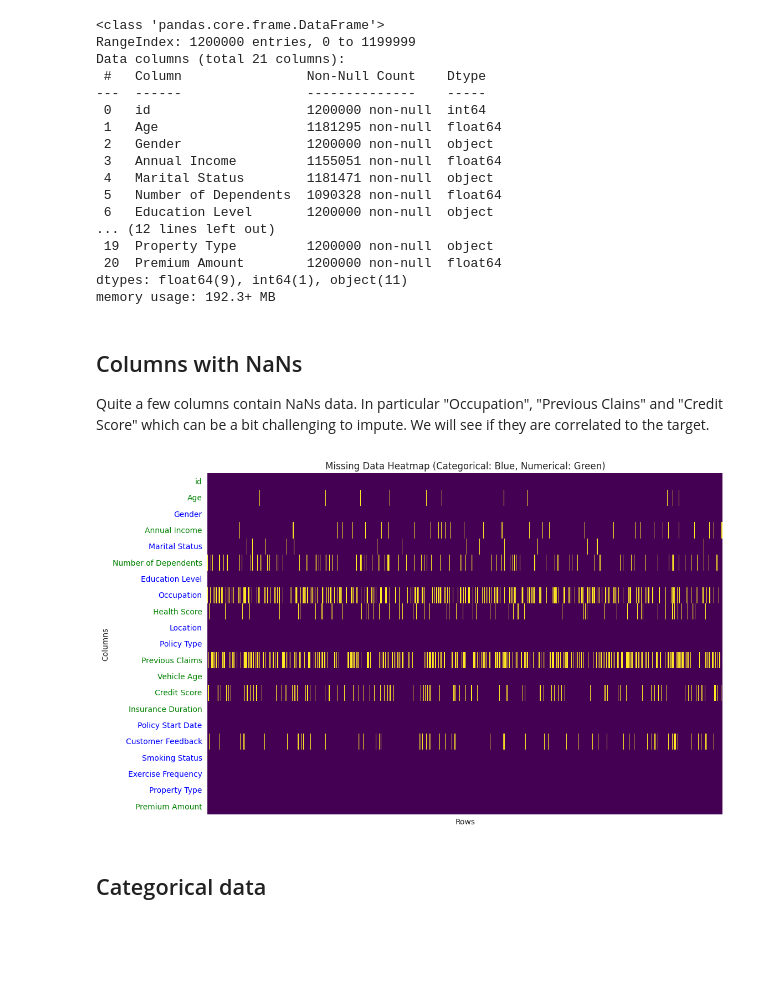
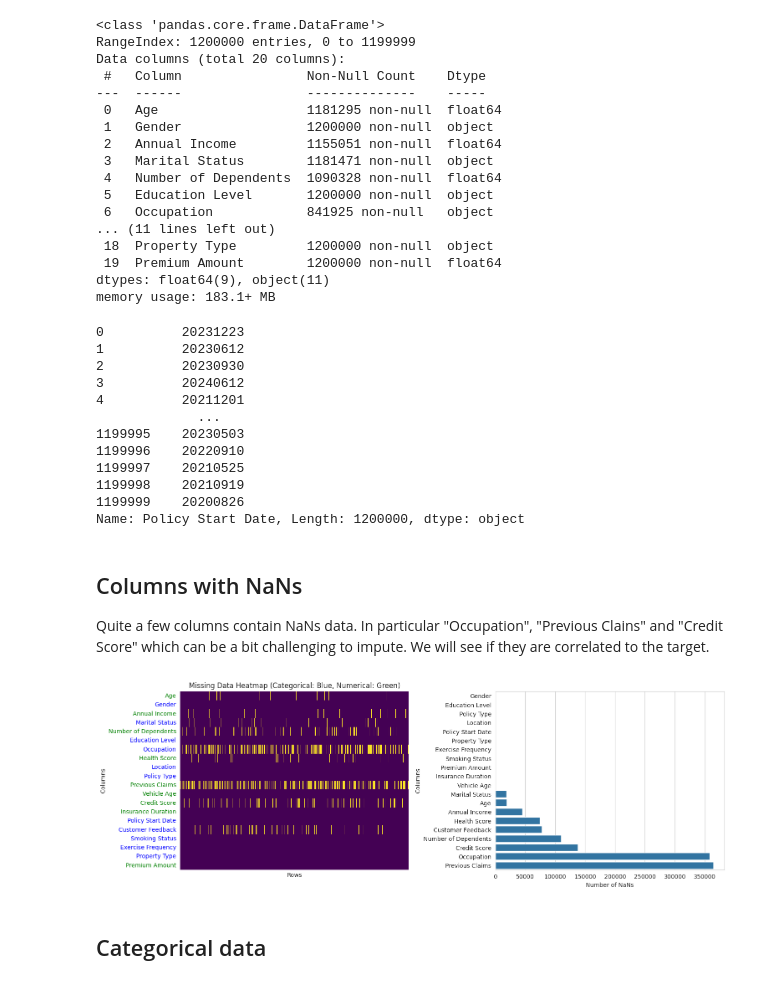
Before and after one commit to jofa974/playground-series-s4e12, a Jupyter notebook: notebooks/eda.ipynb, the cells around one changed output. Saved outputs shown, nothing was run; the diff lists cells and outputs as text; code cells hidden in the pictures; blank space fills up the shorter version.

```diff
--- a/notebooks/eda.ipynb
+++ b/notebooks/eda.ipynb
@@ -10,27 +10,44 @@ warnings.filterwarnings("ignore", category=FutureWarning, module="seaborn")
 
 
 sns.set_style("whitegrid")
+plt.rcParams["figure.constrained_layout.use"] = True
 # %%
-df = pd.read_csv("data/raw/train.csv")
+df = pd.read_csv("../data/raw/train.csv")
+df = df.drop(columns=["id"])
 df.info()
 # %% [output]
 <class 'pandas.core.frame.DataFrame'>
 RangeIndex: 1200000 entries, 0 to 1199999
-Data columns (total 21 columns):
+Data columns (total 20 columns):
  #   Column                Non-Null Count    Dtype
 ---  ------                --------------    -----
- 0   id                    1200000 non-null  int64
- 1   Age                   1181295 non-null  float64
- 2   Gender                1200000 non-null  object
- 3   Annual Income         1155051 non-null  float64
- 4   Marital Status        1181471 non-null  object
- 5   Number of Dependents  1090328 non-null  float64
- 6   Education Level       1200000 non-null  object
-... (12 lines left out)
- 19  Property Type         1200000 non-null  object
- 20  Premium Amount        1200000 non-null  float64
-dtypes: float64(9), int64(1), object(11)
-memory usage: 192.3+ MB
+ 0   Age                   1181295 non-null  float64
+ 1   Gender                1200000 non-null  object
+ 2   Annual Income         1155051 non-null  float64
+ 3   Marital Status        1181471 non-null  object
+ 4   Number of Dependents  1090328 non-null  float64
+ 5   Education Level       1200000 non-null  object
+ 6   Occupation            841925 non-null   object
+... (11 lines left out)
+ 18  Property Type         1200000 non-null  object
+ 19  Premium Amount        1200000 non-null  float64
+dtypes: float64(9), object(11)
+memory usage: 183.1+ MB
+# %%
+pd.to_datetime(df["Policy Start Date"]).dt.strftime("%Y%m%d")
+# %% [output]
+0          20231223
+1          20230612
+2          20230930
+3          20240612
+4          20211201
+             ...
+1199995    20230503
+1199996    20220910
+1199997    20210525
+1199998    20210919
+1199999    20200826
+Name: Policy Start Date, Length: 1200000, dtype: object
 # %% [markdown]
 ## Columns with NaNs
 
@@ -38,23 +55,29 @@ Quite a few columns contain NaNs data. In particular "Occupation", "Previous Cla
 # %%
 # Determine column types
 categorical_columns = df.select_dtypes(include=["object", "category"]).columns
 numerical_columns = df.select_dtypes(include=["number"]).columns
-plt.figure(figsize=(12, 8))
-ax = sns.heatmap(df.isnull().T, cbar=False, cmap="viridis", xticklabels=False)
+fig, [ax1, ax2] = plt.subplots(1, 2, figsize=(15, 5))
+sns.heatmap(df.isnull().T, cbar=False, cmap="viridis", xticklabels=False, ax=ax1)
 # Color the y-axis labels
-for label in ax.get_yticklabels():
+for label in ax1.get_yticklabels():
     if label.get_text() in categorical_columns:
         label.set_color("blue")
     elif label.get_text() in numerical_columns:
         label.set_color("green")
 
 # Set labels and title
-plt.title("Missing Data Heatmap (Categorical: Blue, Numerical: Green)")
-plt.ylabel("Columns")
-plt.xlabel("Rows")
+ax1.set_title("Missing Data Heatmap (Categorical: Blue, Numerical: Green)")
+ax1.set_ylabel("Columns")
+ax1.set_xlabel("Rows")
+
+
+sns.barplot(df.isnull().sum().sort_values(), orient="y", ax=ax2)
+ax2.set_ylabel("Columns")
+ax2.set_xlabel("Number of NaNs")
+
 plt.show()
 # %% [output]
-[figure, old version]
+[figure, new version]
 # %% [markdown]
 ## Categorical data
 # %% [markdown]
```
Also changed, not shown: parts of 8 cells of this notebook, 17 other files.
